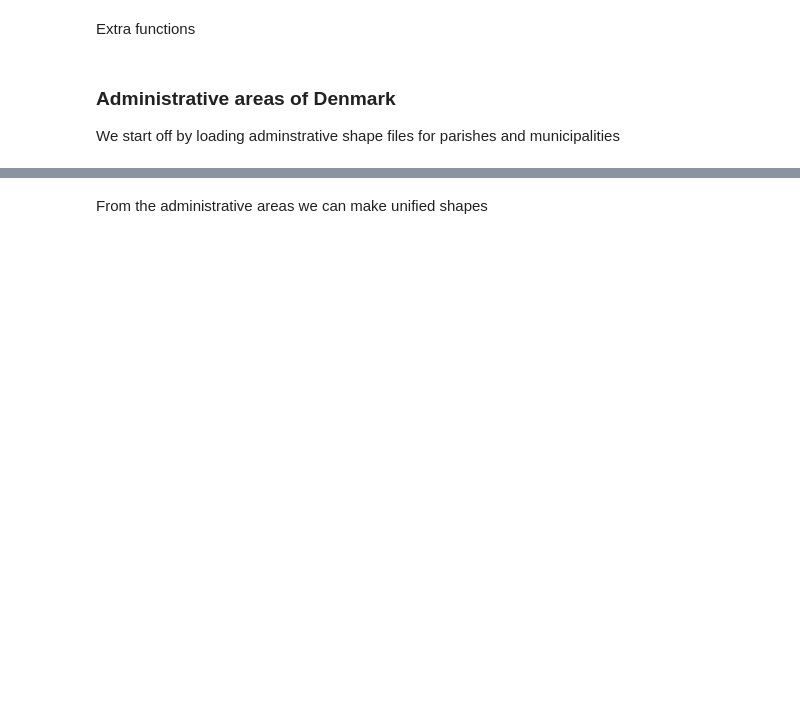
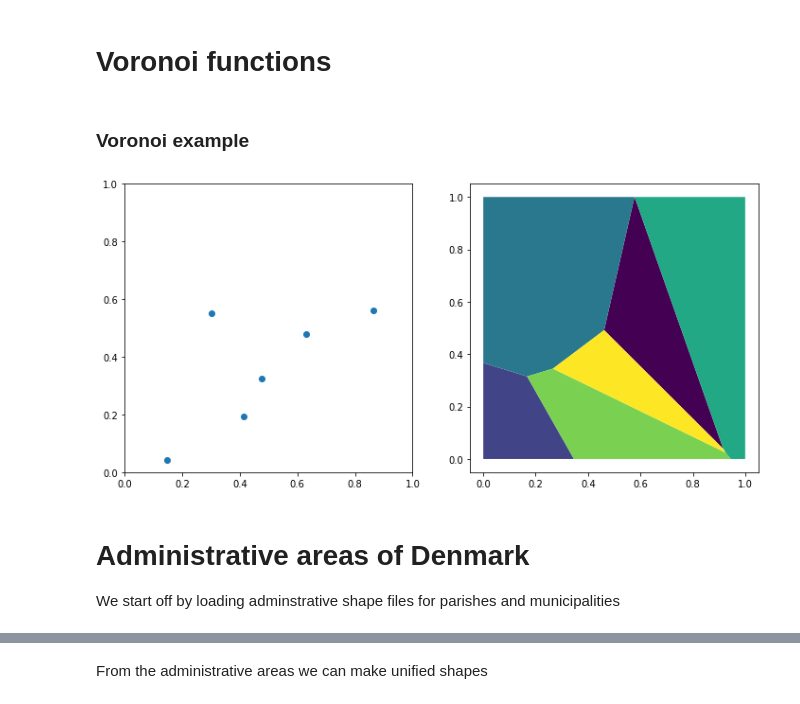
Before and after one commit to thornoe/topics_in_social_data_science, a Jupyter notebook: sessions/S9_Spatial-1/spatial_data_auxiliary.ipynb, the cells around one changed output, grey strips where cells are left out. Drawn from its saved outputs; the diff is of its cells as text; code cells hidden in the pictures; blank space fills up the shorter version.

```diff
--- a/sessions/S9_Spatial-1/spatial_data_auxiliary.ipynb
+++ b/sessions/S9_Spatial-1/spatial_data_auxiliary.ipynb
@@ -22,3 +33,3 @@ import shapely
-# %% [markdown]
-Extra functions
+# %% [markdown]
+# Voronoi functions
 # %%
@@ -135,8 +142,30 @@ def voronoi_wrapper(points, origin_geom):
     poly_list = [_polygon_intersect(vertices[region]) for region in regions]
 
     return gpd.GeoSeries(poly_list, index=points.index)
+# %% [markdown]
+### Voronoi example
+# %%
+from shapely.geometry import box, Point
+
+def make_vor_plot(n_points=6):
+
+    f, ax = plt.subplots(1, 2, figsize=(12, 6))
+
+    coords = pd.DataFrame(np.random.rand(n_points,2))
+    gpd.GeoSeries(coords.apply(Point,axis=1)).plot(ax=ax[0])
+    ax[0].set_xlim(0,1)
+    ax[0].set_ylim(0,1)
+
+    coords_vor = gpd.GeoDataFrame(geometry=voronoi_wrapper(coords, box(0,0,1,1)),
+                                  data={'number':range(n_points)})
+    coords_vor.plot(ax=ax[1], column='number')
+
+
+make_vor_plot()
+# %% [output]
+[figure, added]
 # %% [markdown]
-### Administrative areas of Denmark
+# Administrative areas of Denmark
 
 We start off by loading adminstrative shape files for parishes and municipalities
 # %%
```
Also changed, not shown: parts of 24 cells of this notebook.
